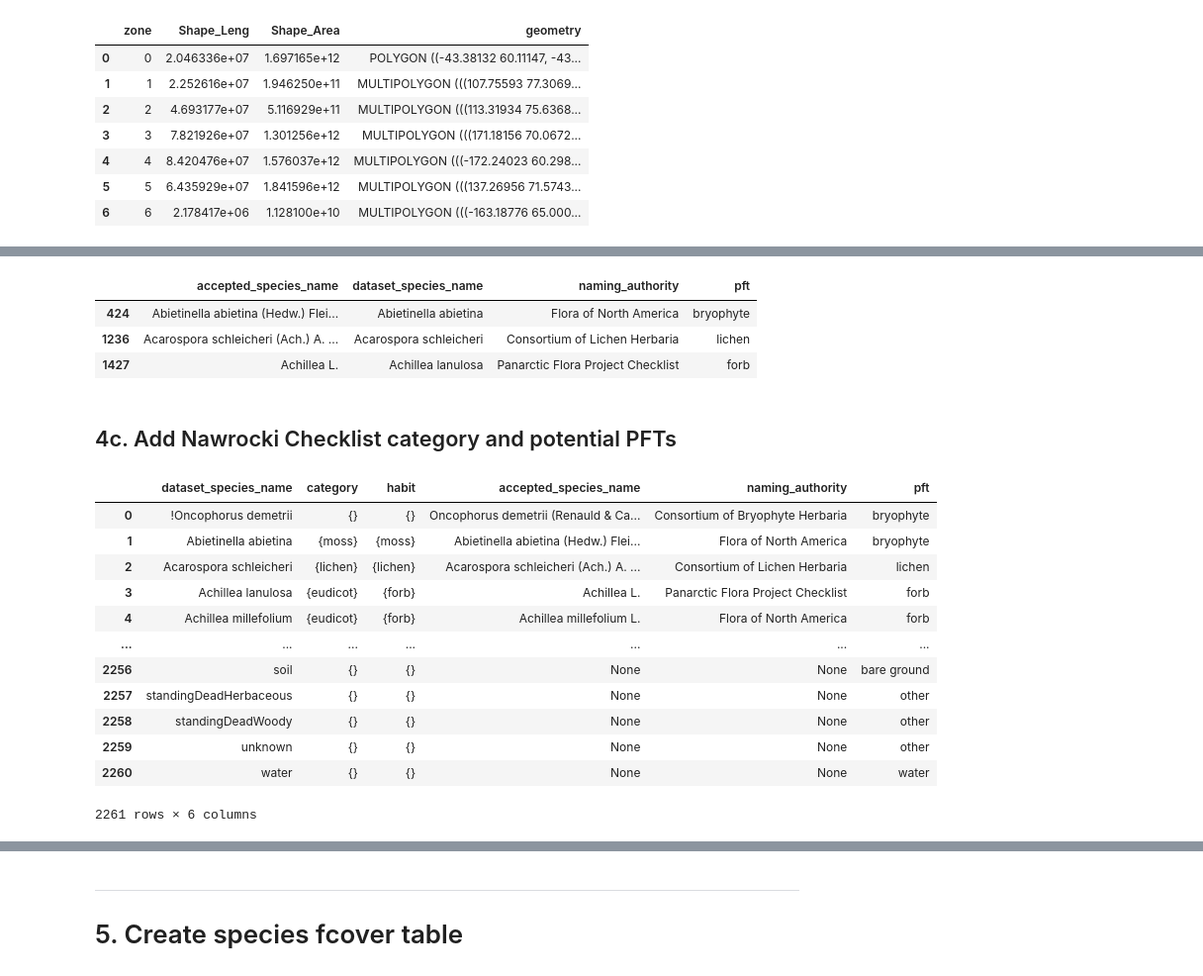
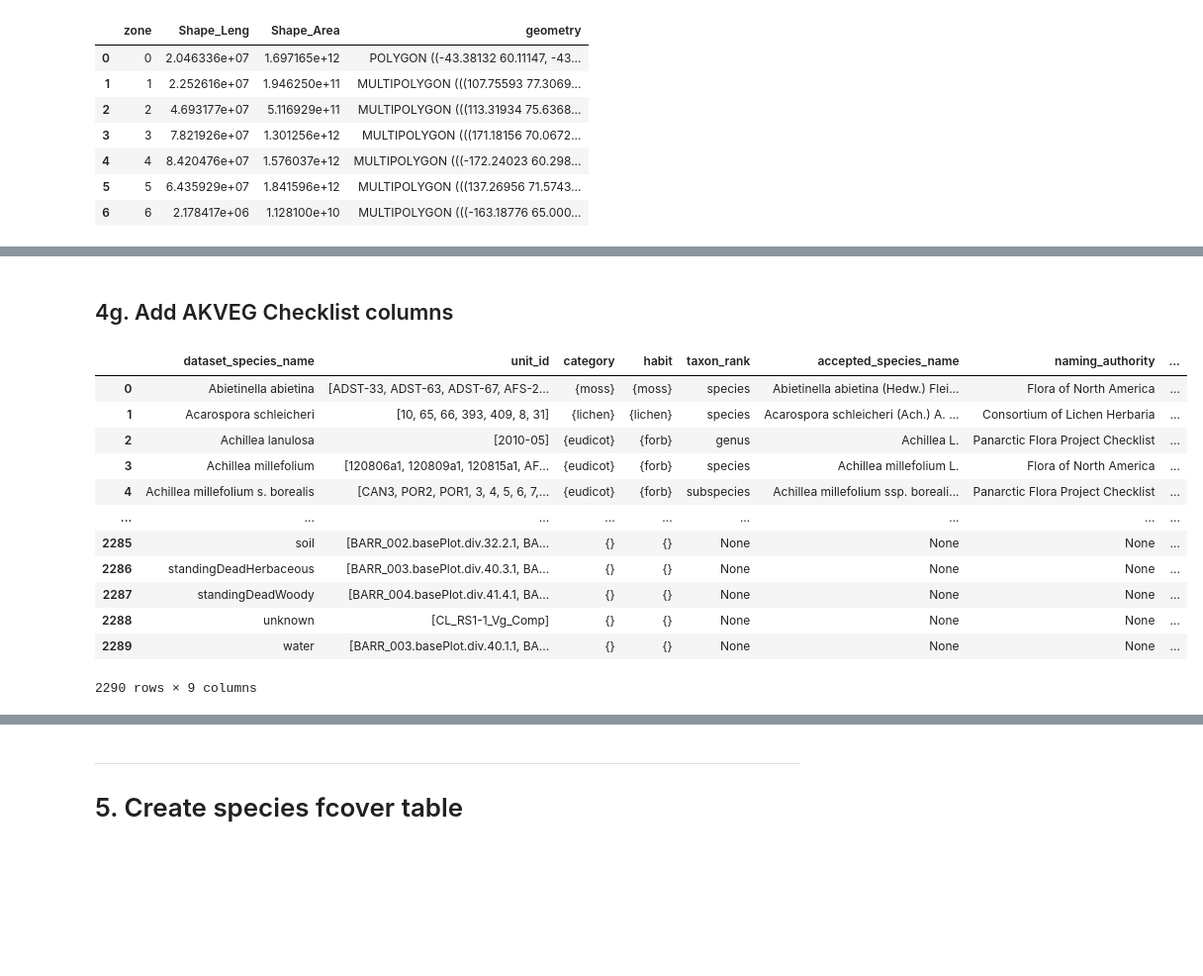
Before and after one commit to climatemodeling/alaska_pft_fcover_harmonization, a Jupyter notebook: harmonization.ipynb, the cells around one changed output, grey strips where cells are left out. Shown: that part at 99% size. Saved outputs shown, nothing was run; the diff lists cells and outputs as text; code cells hidden in the pictures; blank space fills up the shorter version.

Commit message:
Added original-ish pft designations and fixed akveg trace species

```diff
--- a/harmonization.ipynb
+++ b/harmonization.ipynb
@@ -294,6 +328,7 @@ species_fcover = species_fcover.reset_index()
 species_fcover = species_fcover.rename(columns={'plotName':'unit_id',
                                                 'datasetSpeciesName':'dataset_species_name',
                                                 'standardHabit':'pft',
+                                                'nonstandardHabit':'nonstandard_pft',
                                                 'percentCover':'fcover'})
 print(len(species_fcover['dataset_species_name'].unique()))
 species_fcover.head(3)
@@ -308,5 +476,5 @@ species_fcover.head(3)
 # %%
 # load species name dataframe with corresponding accepted names
-standard_species = pd.read_csv('species_standardization_mapping.csv')
+standard_species = pd.read_csv('etc/species_standardization_mapping.csv')
 standard_species
 # %% [output]
@@ -338 +527,10 @@ standard_species.head(3)
+# %%
+# add dataset_species_names to species_standardization_mapping if necessary
+added_species = pd.read_csv('etc/species_standardization_mapping_temp_02.csv', index_col=0)
+if len(added_species) < 0:
+    added_species.rename(columns={'possible_accepted_names':'accepted_species_name'}, inplace=True)
+    standard_species = pd.concat([standard_species, added_species])
+
+# overwrite existing mapping file and ensure encoding
+standard_species.to_csv('etc/species_standardization_mapping.csv', index=None, encoding='utf-8-sig')
 # %% [markdown]
@@ -340,56 +575,56 @@ standard_species.head(3)
 # %%
-standard_species_fcover = pd.merge(left=species_fcover, right=standard_species,
-                                      left_on='dataset_species_name', right_on='dataset_species_name',
-                                      how='left')
-species_pft_checklist = standard_species_fcover.drop(columns=['unit_id', 'fcover'])
-species_pft_checklist = species_pft_checklist.drop_duplicates('dataset_species_name')
-species_pft_checklist = species_pft_checklist.reset_index(drop=True)
-species_pft_checklist = species_pft_checklist[['accepted_species_name', 'dataset_species_name', 'naming_authority', 'pft']]
-species_pft_checklist = species_pft_checklist.sort_values(['accepted_species_name'])
-species_pft_checklist.head(3)
+# standard_species_fcover = pd.merge(left=species_fcover, right=standard_species,
+#                                       left_on='dataset_species_name', right_on='dataset_species_name',
+#                                       how='left')
+# species_pft_checklist = standard_species_fcover.drop(columns=['fcover'])
+# species_pft_checklist = species_pft_checklist.drop_duplicates('dataset_species_name')
+# species_pft_checklist = species_pft_checklist.reset_index(drop=True)
+# species_pft_checklist = species_pft_checklist[['unit_id', 'accepted_species_name', 'dataset_species_name', 'naming_authority', 'pft', 'nonstandard_pft']]
+# species_pft_checklist = species_pft_checklist.sort_values(['accepted_species_name'])
+# species_pft_checklist
-# %% [output]
-|  | accepted_species_name | dataset_species_name | naming_authority | pft |
-| 424 | Abietinella abietina (Hedw.) Flei... | Abietinella abietina | Flora of North America | bryophyte |
-| 1236 | Acarospora schleicheri (Ach.) A. ... | Acarospora schleicheri | Consortium of Lichen Herbaria | lichen |
-| 1427 | Achillea L. | Achillea lanulosa | Panarctic Flora Project Checklist | forb |
 # %% [markdown]
-## 4c. Add Nawrocki Checklist category and potential PFTs
+## 4g. Add AKVEG Checklist columns
 # %%
 og_checklist = pd.read_csv('etc/akveg_species_checklist.csv')
 
 # Perform the merge
 merged_df = pd.merge(left=species_pft_checklist,
-                     right=og_checklist[['Accepted Name', 'Category', 'Habit']],
+                     right=og_checklist[['Accepted Name', 'Category', 'Habit', 'Level']],
                      left_on='accepted_species_name',
                      right_on='Accepted Name',
                      how='outer')
 
 # Group by accepted_species_name and keep the additional columns
-aggregated_df = merged_df.groupby('dataset_species_name').agg({
+aggregated_df = merged_df.groupby(['dataset_species_name']).agg({
+    'unit_id': 'first',
     'Category': lambda x: set(x.dropna()),  # Remove NaN values and aggregate to sets
     'Habit': lambda x: set(x.dropna()),
+    'Level': 'first',
     'accepted_species_name': 'first',        # Keep the first occurrence
-    'naming_authority': 'first',            # Keep the first occurrence
-    'pft': 'first'                          # Keep the first occurrence
+    'naming_authority': 'first',             # Keep the first occurrence
+    'pft': 'first',                          # Keep the first occurrence
+    'nonstandard_pft': 'first',
 }).reset_index()
 
 # View the final dataframe
-aggregated_df = aggregated_df.rename(columns={'Category':'category', 'Habit':'habit'})
+aggregated_df = aggregated_df.rename(columns={'Category':'category',
+                                              'Habit':'habit',
+                                              'Level':'taxon_rank'})
 aggregated_df
 # %% [output]
-|  | dataset_species_name | category | habit | accepted_species_name | naming_authority | pft |
-| 0 | !Oncophorus demetrii | {} | {} | Oncophorus demetrii (Renauld & Ca... | Consortium of Bryophyte Herbaria | bryophyte |
-| 1 | Abietinella abietina | {moss} | {moss} | Abietinella abietina (Hedw.) Flei... | Flora of North America | bryophyte |
-| 2 | Acarospora schleicheri | {lichen} | {lichen} | Acarospora schleicheri (Ach.) A. ... | Consortium of Lichen Herbaria | lichen |
-| 3 | Achillea lanulosa | {eudicot} | {forb} | Achillea L. | Panarctic Flora Project Checklist | forb |
-| 4 | Achillea millefolium | {eudicot} | {forb} | Achillea millefolium L. | Flora of North America | forb |
-| ... | ... | ... | ... | ... | ... | ... |
-| 2256 | soil | {} | {} | None | None | bare ground |
-| 2257 | standingDeadHerbaceous | {} | {} | None | None | other |
-| 2258 | standingDeadWoody | {} | {} | None | None | other |
-| 2259 | unknown | {} | {} | None | None | other |
-| 2260 | water | {} | {} | None | None | water |
+|  | dataset_species_name | unit_id | category | habit | taxon_rank | accepted_species_name | naming_authority | ... |
+| 0 | Abietinella abietina | [ADST-33, ADST-63, ADST-67, AFS-2... | {moss} | {moss} | species | Abietinella abietina (Hedw.) Flei... | Flora of North America | ... |
+| 1 | Acarospora schleicheri | [10, 65, 66, 393, 409, 8, 31] | {lichen} | {lichen} | species | Acarospora schleicheri (Ach.) A. ... | Consortium of Lichen Herbaria | ... |
+| 2 | Achillea lanulosa | [2010-05] | {eudicot} | {forb} | genus | Achillea L. | Panarctic Flora Project Checklist | ... |
+| 3 | Achillea millefolium | [120806a1, 120809a1, 120815a1, AF... | {eudicot} | {forb} | species | Achillea millefolium L. | Flora of North America | ... |
+| 4 | Achillea millefolium s. borealis | [CAN3, POR2, POR1, 3, 4, 5, 6, 7,... | {eudicot} | {forb} | subspecies | Achillea millefolium ssp. boreali... | Panarctic Flora Project Checklist | ... |
+| ... | ... | ... | ... | ... | ... | ... | ... | ... |
+| 2285 | soil | [BARR_002.basePlot.div.32.2.1, BA... | {} | {} | None | None | None | ... |
+| 2286 | standingDeadHerbaceous | [BARR_003.basePlot.div.40.3.1, BA... | {} | {} | None | None | None | ... |
+| 2287 | standingDeadWoody | [BARR_004.basePlot.div.41.4.1, BA... | {} | {} | None | None | None | ... |
+| 2288 | unknown | [CL_RS1-1_Vg_Comp] | {} | {} | None | None | None | ... |
+| 2289 | water | [BARR_003.basePlot.div.40.1.1, BA... | {} | {} | None | None | None | ... |
-2261 rows × 6 columns
+2290 rows × 9 columns
 # %%
 # Function to convert sets to comma-separated strings and handle empty sets
 def format_set_to_string(s):
```
Also changed, not shown: parts of 56 cells of this notebook, 6 other files.
